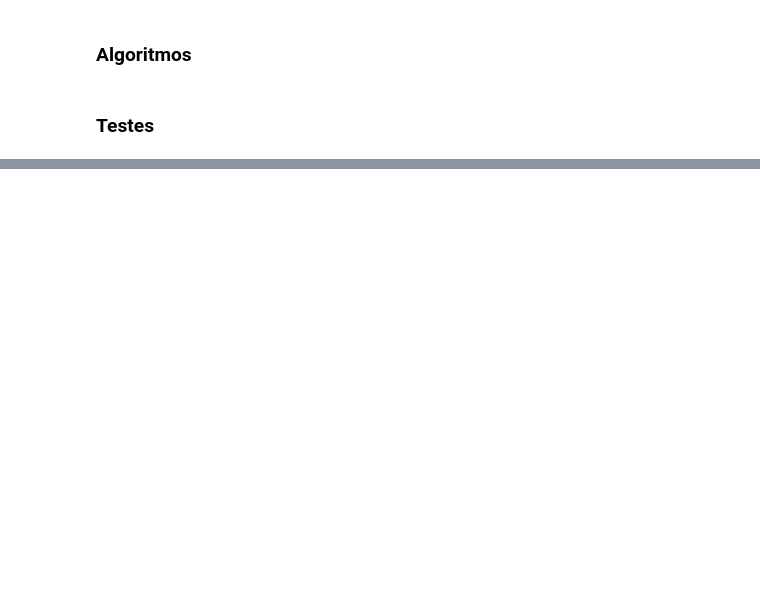
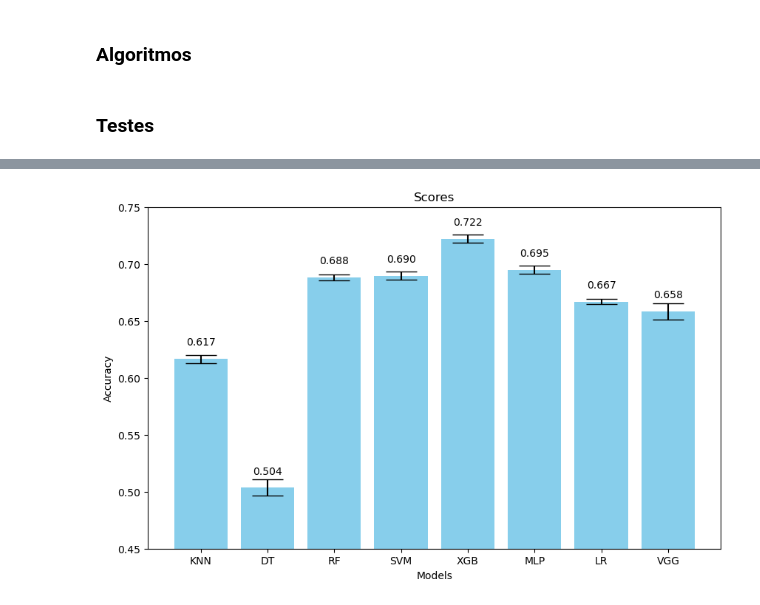
Before and after one commit to andryll/MGR-IC, a Jupyter notebook: codes/Classification.ipynb, the cells around one changed output, grey strips where cells are left out. Cells and saved outputs as stored; diff of their text form; code cells hidden in the pictures; blank space fills up the shorter version.

```diff
--- a/codes/Classification.ipynb
+++ b/codes/Classification.ipynb
@@ -157,0 +548,24 @@ for score in scoreslist:
+# %%
+medias = [arr.item() for arr in scoresmeans]
+desvios = [arr.item() for arr in scoressds]
+
+
+labels = ['KNN', 'DT', 'RF', 'SVM', 'XGB', 'MLP', 'LR', 'VGG']
+
+plt.figure(figsize=(10, 6))
+bars = plt.bar(labels, medias, yerr=desvios, capsize=15, color='skyblue')
+
+for bar, media in zip(bars, medias):
+    plt.text(bar.get_x() + bar.get_width() / 2, bar.get_height() + 0.01,
+             f'{media:.3f}', ha='center', va='bottom', fontsize=10)
+
+# Adicionando títulos e rótulos
+plt.ylim([0.45, 0.75])
+plt.xlabel('Models')
+plt.ylabel('Accuracy')
+plt.title('Scores')
+
+plt.savefig('C:/Users/andry/OneDrive/Documentos/GitHub/MGR-IC/ft2/5s/results.pdf')
+plt.show()
+# %% [output]
+[figure, added]
```
Also changed, not shown: parts of 49 cells of this notebook.
